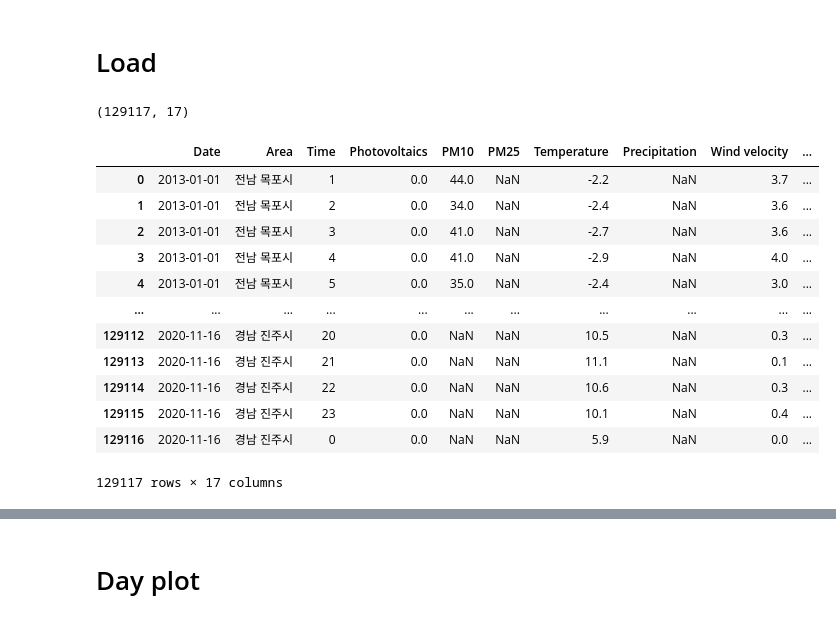
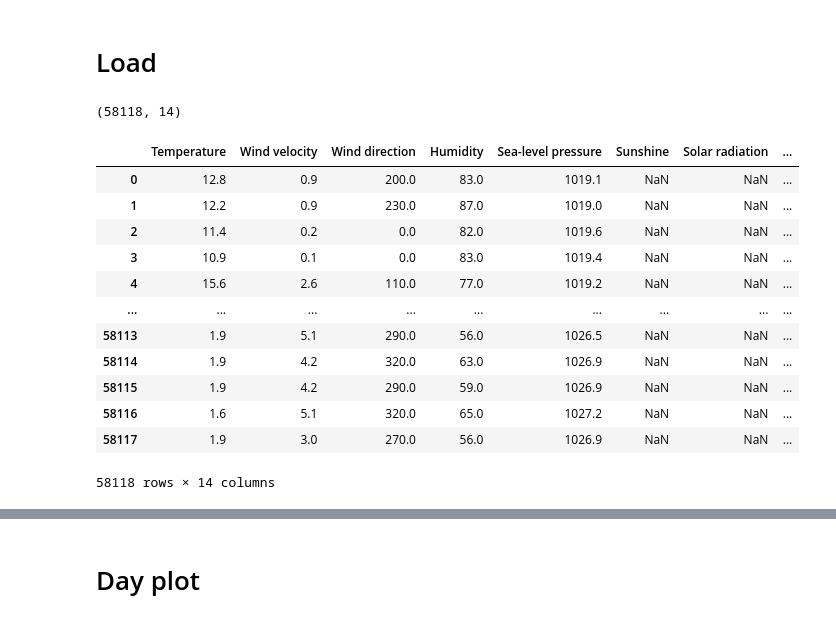
Before and after one commit to Hanchaeeun/SolarPower-Analysis, a Jupyter notebook: 03_Correlation-Analysis.ipynb, the cells around one changed output, grey strips where cells are left out. Saved outputs shown, nothing was run; the diff lists cells and outputs as text; code cells hidden in the pictures.

Commit message:
Change Area data

```diff
--- a/03_Correlation-Analysis.ipynb
+++ b/03_Correlation-Analysis.ipynb
@@ -11,21 +13,21 @@ from visualization import Monthly_plot, Day_plot
 # %% [markdown]
 # Load
 # %%
-df = pd.read_csv('/content/gdrive/MyDrive/SolarPower/MapDf.csv')
-print(df.shape)
-df
+Jd_df = pd.read_csv('/content/gdrive/MyDrive/SolarPower/Jindo_df.csv')
+print(Jd_df.shape)
+Jd_df
 # %% [output]
-(129117, 17)
+(58118, 14)
-|  | Date | Area | Time | Photovoltaics | PM10 | PM25 | Temperature | Precipitation | Wind velocity | ... |
-| 0 | 2013-01-01 | 전남 목포시 | 1 | 0.0 | 44.0 | NaN | -2.2 | NaN | 3.7 | ... |
-| 1 | 2013-01-01 | 전남 목포시 | 2 | 0.0 | 34.0 | NaN | -2.4 | NaN | 3.6 | ... |
-| 2 | 2013-01-01 | 전남 목포시 | 3 | 0.0 | 41.0 | NaN | -2.7 | NaN | 3.6 | ... |
-| 3 | 2013-01-01 | 전남 목포시 | 4 | 0.0 | 41.0 | NaN | -2.9 | NaN | 4.0 | ... |
-| 4 | 2013-01-01 | 전남 목포시 | 5 | 0.0 | 35.0 | NaN | -2.4 | NaN | 3.0 | ... |
-| ... | ... | ... | ... | ... | ... | ... | ... | ... | ... | ... |
-| 129112 | 2020-11-16 | 경남 진주시 | 20 | 0.0 | NaN | NaN | 10.5 | NaN | 0.3 | ... |
-| 129113 | 2020-11-16 | 경남 진주시 | 21 | 0.0 | NaN | NaN | 11.1 | NaN | 0.1 | ... |
-| 129114 | 2020-11-16 | 경남 진주시 | 22 | 0.0 | NaN | NaN | 10.6 | NaN | 0.3 | ... |
-| 129115 | 2020-11-16 | 경남 진주시 | 23 | 0.0 | NaN | NaN | 10.1 | NaN | 0.4 | ... |
-| 129116 | 2020-11-16 | 경남 진주시 | 0 | 0.0 | NaN | NaN | 5.9 | NaN | 0.0 | ... |
+|  | Temperature | Wind velocity | Wind direction | Humidity | Sea-level pressure | Sunshine | Solar radiation | ... |
+| 0 | 12.8 | 0.9 | 200.0 | 83.0 | 1019.1 | NaN | NaN | ... |
+| 1 | 12.2 | 0.9 | 230.0 | 87.0 | 1019.0 | NaN | NaN | ... |
+| 2 | 11.4 | 0.2 | 0.0 | 82.0 | 1019.6 | NaN | NaN | ... |
+| 3 | 10.9 | 0.1 | 0.0 | 83.0 | 1019.4 | NaN | NaN | ... |
+| 4 | 15.6 | 2.6 | 110.0 | 77.0 | 1019.2 | NaN | NaN | ... |
+| ... | ... | ... | ... | ... | ... | ... | ... | ... |
+| 58113 | 1.9 | 5.1 | 290.0 | 56.0 | 1026.5 | NaN | NaN | ... |
+| 58114 | 1.9 | 4.2 | 320.0 | 63.0 | 1026.9 | NaN | NaN | ... |
+| 58115 | 1.9 | 4.2 | 290.0 | 59.0 | 1026.9 | NaN | NaN | ... |
+| 58116 | 1.6 | 5.1 | 320.0 | 65.0 | 1027.2 | NaN | NaN | ... |
+| 58117 | 1.9 | 3.0 | 270.0 | 56.0 | 1026.9 | NaN | NaN | ... |
-129117 rows × 17 columns
+58118 rows × 14 columns
```
Also changed, not shown: parts of 53 cells of this notebook.
